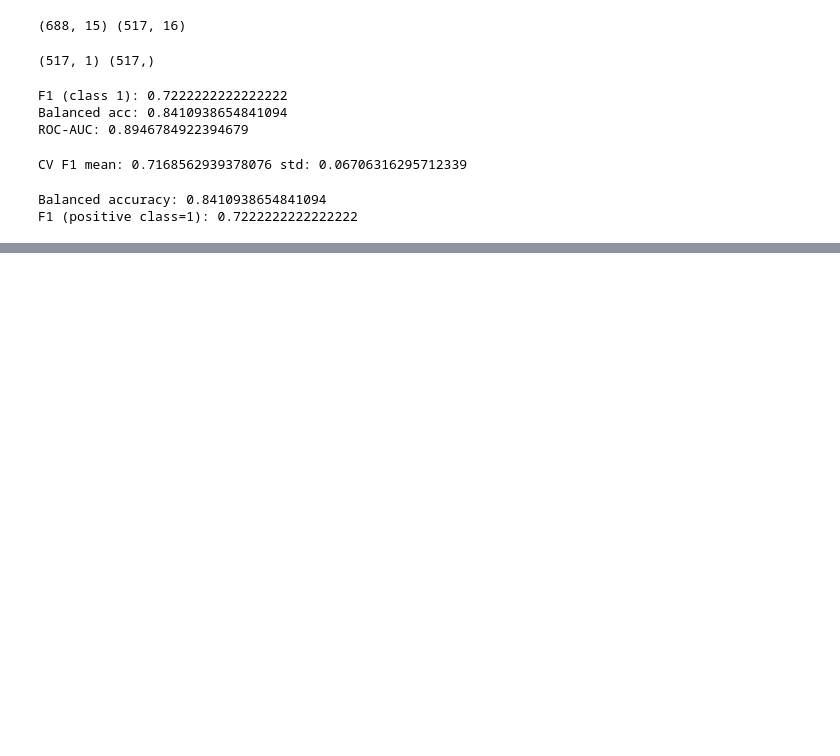
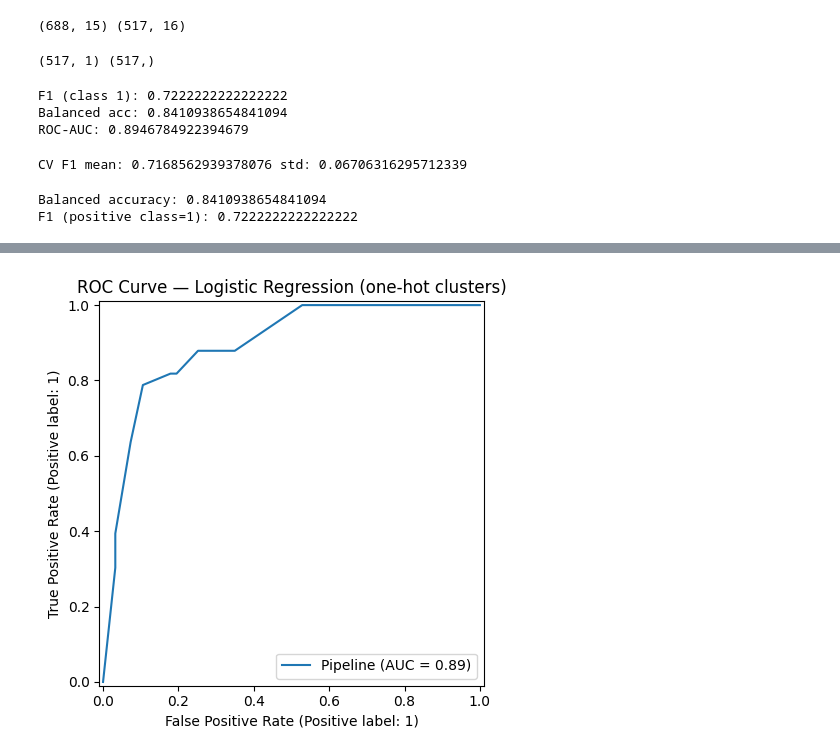
Before and after one commit to TemurAkhtamjonov/STATS201_project, a Jupyter notebook: notebooks/week3_baseline_models.ipynb, the cells around one changed output, grey strips where cells are left out. Cells and saved outputs as stored; diff of their text form; code cells hidden in the pictures; blank space fills up the shorter version.

```diff
--- a/notebooks/week3_baseline_models.ipynb
+++ b/notebooks/week3_baseline_models.ipynb
@@ -274,0 +298,11 @@ F1 (positive class=1): 0.7222222222222222
+# %%
+import matplotlib.pyplot as plt
+from sklearn.metrics import RocCurveDisplay
+
+RocCurveDisplay.from_estimator(clf, X_test, y_test)  # clf = your pipeline logistic
+plt.title("ROC Curve — Logistic Regression (one-hot clusters)")
+plt.tight_layout()
+plt.savefig("roc_curve_logistic.png", dpi=200)
+plt.show()
+# %% [output]
+[figure, added]
```
Also changed, not shown: parts of 8 cells of this notebook, 1 other file.
